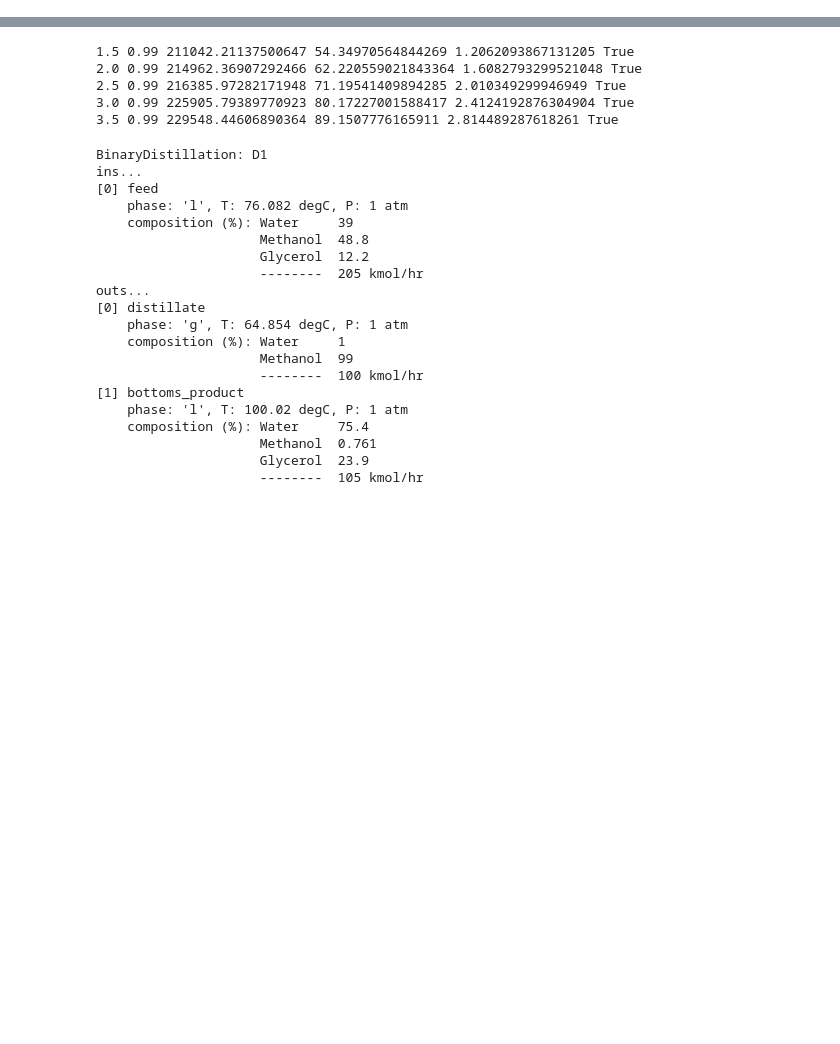
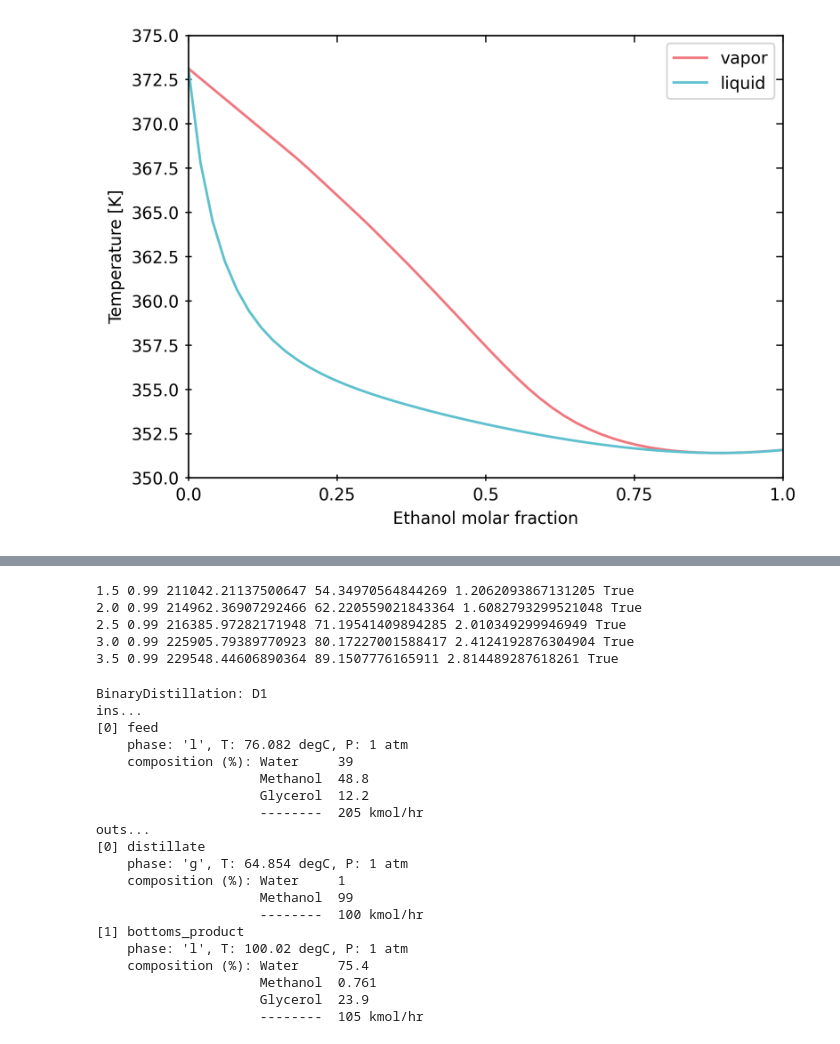
Before and after one commit to H-Wadgama/belt, a Jupyter notebook: atj_saf/separation_trialz.ipynb, the cells around one changed output, grey strips where cells are left out. Cells and saved outputs as stored; diff of their text form; code cells hidden in the pictures; blank space fills up the shorter version.

```diff
--- a/atj_saf/separation_trialz.ipynb
+++ b/atj_saf/separation_trialz.ipynb
@@ -17,0 +107,4 @@ D1.simulate()
+# %%
+bst.plot_vle_binary_phase_envelope(['Ethanol', 'Water'], P=101325)
+# %% [output]
+[figure, added]
```
Also changed, not shown: parts of 32 cells of this notebook, 16 other files.
